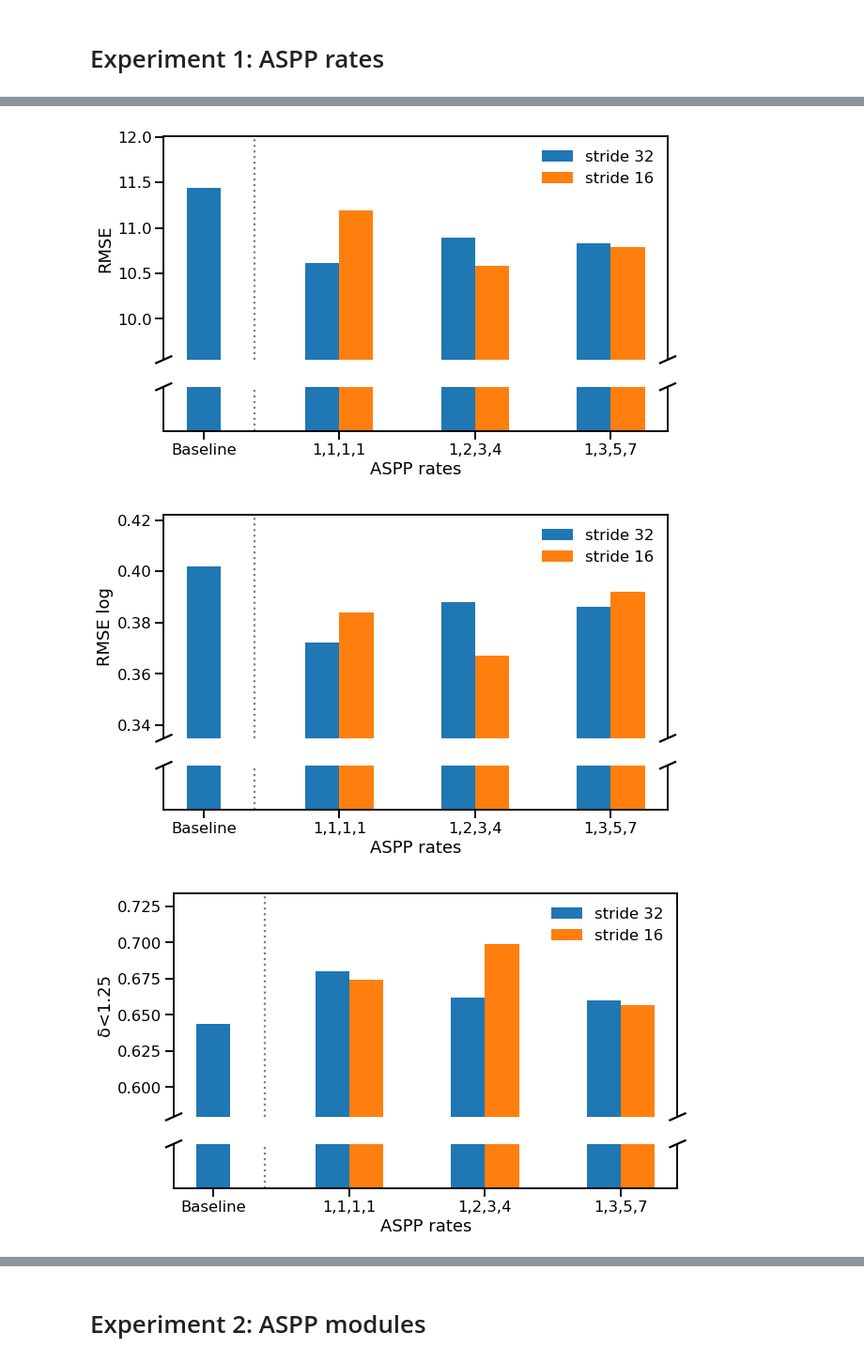
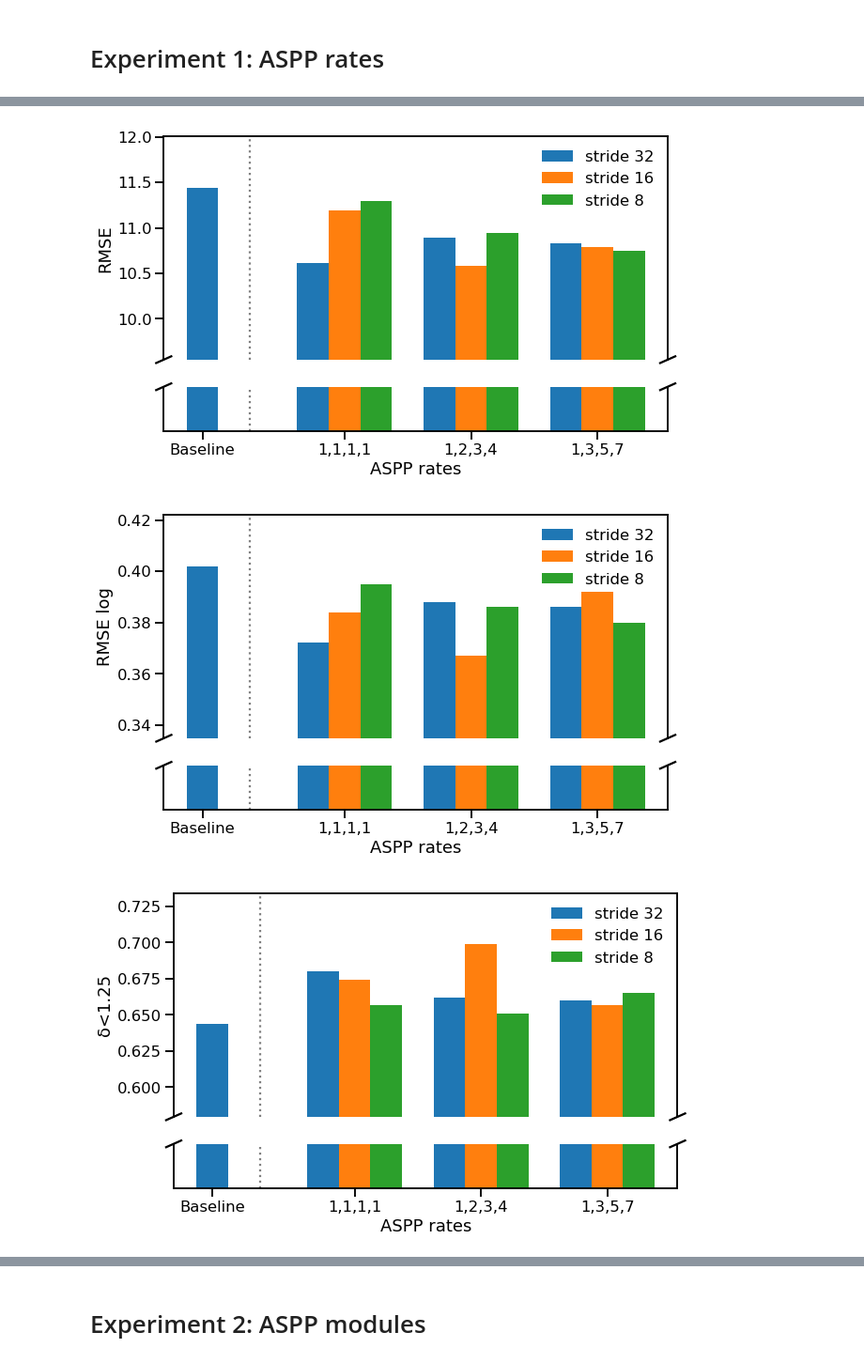
Before and after one commit to braun-steven/atrous-monodepth, a Jupyter notebook: notebooks/Results-VKITTI.ipynb, the cells around one changed output, grey strips where cells are left out. Shown at 94% size. Saved outputs shown, nothing was run; the diff lists cells and outputs as text; code cells hidden in the pictures.

Commit message:
VKITTI Results for os 8

```diff
--- a/notebooks/Results-VKITTI.ipynb
+++ b/notebooks/Results-VKITTI.ipynb
@@ -32,7 +32,10 @@ data = [["Baseline", 32, 0.2758,     6.3094,     11.437,      0.402,      0.644,
         ["1,3,5,7", 32, 0.2665,     5.8540,     10.833,      0.386,      0.660,      0.835,      0.913],
         ["1,1,1,1", 16, 0.2835,     7.7113,     11.190,      0.384,      0.674,      0.840,      0.921],
         ["1,2,3,4", 16, 0.2755,     7.3418,     10.587,      0.367,      0.699,      0.862,      0.930],
-        ["1,3,5,7", 16, 0.2643,     5.5681,     10.789,      0.392,      0.657,      0.826,      0.907]]
+        ["1,3,5,7", 16, 0.2643,     5.5681,     10.789,      0.392,      0.657,      0.826,      0.907],
+        ["1,1,1,1", 8, 0.2790,     6.6648,     11.295,      0.395,      0.657,      0.828,      0.910],
+        ["1,2,3,4", 8, 0.2756,     6.2466,     10.949,      0.386,      0.651,      0.830,      0.916],
+        ["1,3,5,7", 8, 0.2673,     6.0281,     10.746,      0.380,      0.665,      0.836,      0.920]]
 
 baseline_stds = dict(zip(["Abs.Rel.", "Sq.Rel.", "RMSE", "RMSE log", "δ<1.25", "δ<1.25^2", "δ<1.25^3"],[0,0,0,0,0,0,0]))
 df = pd.DataFrame(columns=columns, data=data)
@@ -75,16 +81,16 @@ def broken_barplot_multistride(df, key, baseline_stds, ratio=5, ylabel="", figsi
     # ax is the actual top ax we are plotting on
     bar = ax.bar(r1, df[df["Output-stride"] == 32][key], yerr=[baseline_stds[key], 0, 0, 0], width=width, label="stride 32")
     ax.bar(r2, df[df["Output-stride"] == 16][key], width=width, label="stride 16")
-    #ax.bar(r3, df[df["Output-stride"] == 8][key], width=width, label="stride 8")
+    ax.bar(r3, df[df["Output-stride"] == 8][key], width=width, label="stride 8")
     ax.axvline(x=0.5, color='gray', linestyle=':')
     # ax2 is the bottom ax, just for showing that we break the y axis
     bar = ax2.bar(r1, df[df["Output-stride"] == 32][key], width=width, label="stride 32")
     ax2.bar(r2, df[df["Output-stride"] == 16][key], width=width, label="stride 16")
-    #ax2.bar(r3, df[df["Output-stride"] == 8][key], width=width, label="stride 8")
+    ax2.bar(r3, df[df["Output-stride"] == 8][key], width=width, label="stride 8")
     ax2.axvline(x=0.5, color='gray', linestyle=':')
 
-    #plt.xticks([r1[0]]+r2, df[df["Output-stride"] == 32]["Model"])
-    plt.xticks([r1[0]]+[r+width/2 for r in r1[1:]], df[df["Output-stride"] == 32]["Model"])
+    plt.xticks([r1[0]]+r2, df[df["Output-stride"] == 32]["Model"])
+    #plt.xticks([r1[0]]+[r+width/2 for r in r1[1:]], df[df["Output-stride"] == 32]["Model"])
 
     ax.legend(frameon=False)
 
@@ -128,5 +134,5 @@ def broken_barplot_multistride(df, key, baseline_stds, ratio=5, ylabel="", figsi
 
 for error in ["Abs.Rel.", "Sq.Rel.", "RMSE", "RMSE log", "δ<1.25", "δ<1.25^2", "δ<1.25^3"]:
     broken_barplot_multistride(df, error, baseline_stds, ylabel=error, figsize=get_figsize(2.0))
-    plt.savefig("../data/plots/vkitti/experiment1_{}.pdf".format(error.replace(".", "")))
+    plt.savefig("../data/plots/vkitti_with-os8/experiment1_{}.pdf".format(error.replace(".", "")))
 # %% [output]
@@ -135,3 +141,3 @@ for error in ["Abs.Rel.", "Sq.Rel.", "RMSE", "RMSE log", "δ<1.25", "δ<1.25^2",
-[figure, old version]
+[figure, new version]
-[figure, old version]
+[figure, new version]
-[figure, old version]
+[figure, new version]
```
Also changed, not shown: parts of 2 cells of this notebook.
